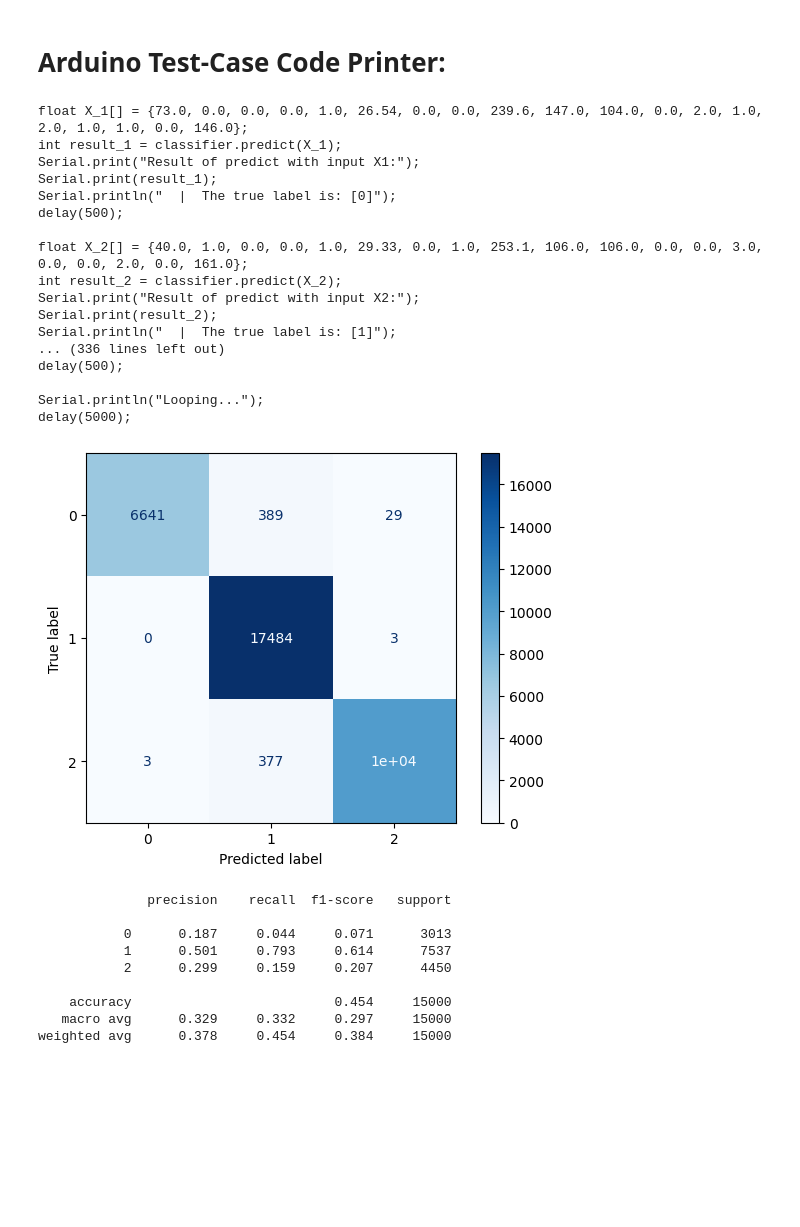
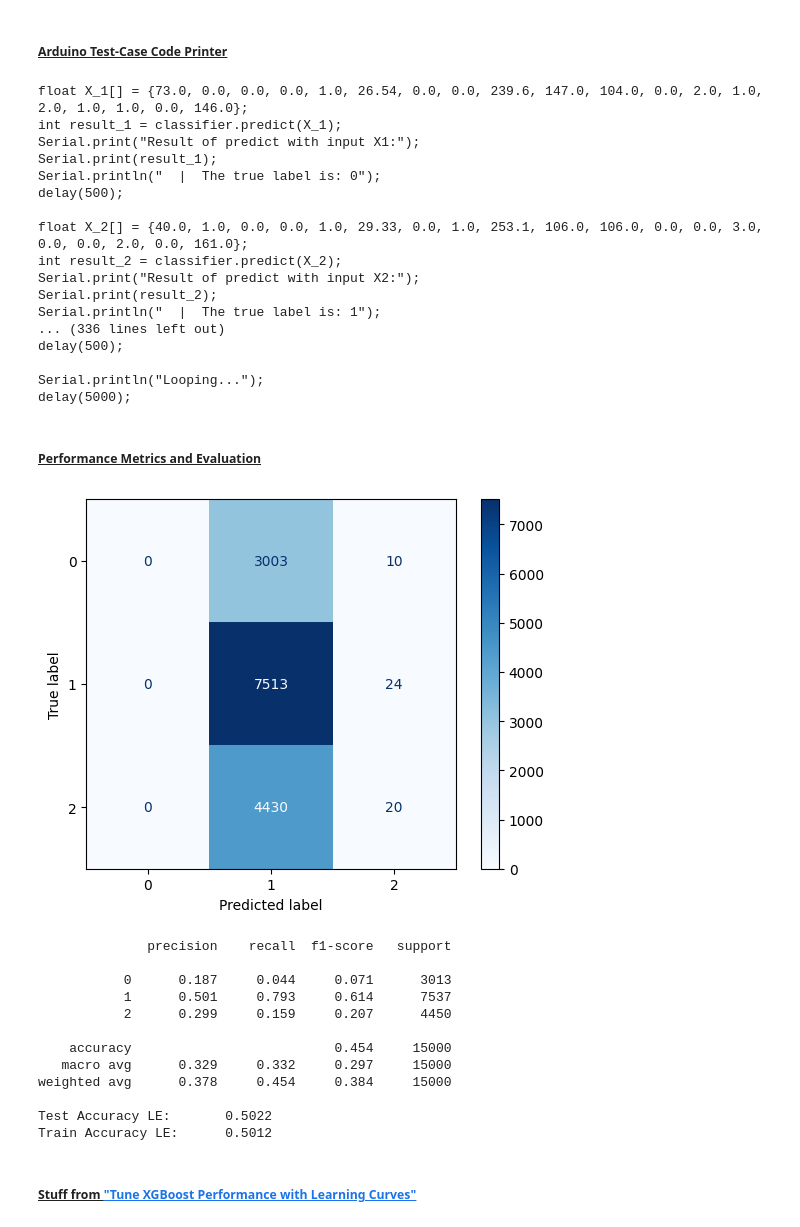
Before and after one commit to iTzOutmind/arduino-xgboost, a Jupyter notebook: heart_attack_risk_mult/xgbc_har_le.ipynb, the cells around one changed output. Drawn from its saved outputs; the diff is of its cells as text; code cells hidden in the pictures; blank space fills up the shorter version.

```diff
--- a/heart_attack_risk_mult/xgbc_har_le.ipynb
+++ b/heart_attack_risk_mult/xgbc_har_le.ipynb
@@ -49,8 +57,20 @@ f_train_he_le, f_test_he_le, l_train_he_le, l_test_he_le = train_test_split(
 pre_xgbc_le =  XGBClassifier(
     objective='multi:softmax',  # Specify the multi-class classification task
     num_class=3,                # Number of classes (Low, Moderate, High)
-    max_depth=2,                # Maximum depth of the trees
+    max_depth=3,                # Maximum depth of the trees
     learning_rate=0.1,          # Learning rate for the model
     n_estimators=5000,          # Number of boosting rounds (iterations)
     early_stopping_rounds=50,   # Early stopping to find best Iteration
 )
+
+# Fitting
+evalset = [
+    (f_train_he_le, l_train_he_le),
+    (f_test_he_le, l_test_he_le)
+]
+pre_xgbc_le.fit(
+    f_train_he_le, l_train_he_le,
+    eval_set=evalset,
+    verbose=False
+)
+bI = pre_xgbc_le.best_iteration
@@ -57,16 +79,10 @@ pre_xgbc_le =  XGBClassifier(
 # %%
-# Fitting and evaluationg
-evalset = [(f_train_he_le, l_train_he_le), (f_test_he_le, l_test_he_le)]
-pre_xgbc_le.fit(f_train_he_le, l_train_he_le, eval_set=evalset, verbose=False)
-bI = pre_xgbc_le.best_iteration
-
 xgbc_le =  XGBClassifier(
     objective='multi:softmax',  # Specify the multi-class classification task
     num_class=3,                # Number of classes (Low, Moderate, High)
-    max_depth=2,                # Maximum depth of the trees
+    max_depth=3,                # Maximum depth of the trees
     learning_rate=0.2,          # Learning rate for the model
     n_estimators=bI,          # Number of boosting rounds (iterations)
-    random_state=0              # Set random state for reproducibility
 )
 
 xgbc_le.fit(f_train_he_le, l_train_he_le)
@@ -148,7 +104,7 @@ Train Accuracy LE: 0.5
 with open('../exported_models/XGBC_har_LE.h', 'w') as file:
     file.write(port(xgbc_le))
 # %% [markdown]
-# Arduino Test-Case Code Printer:
+##### <ins>Arduino Test-Case Code Printer</ins>
 # %%
 size = 50
 
@@ -163,7 +119,7 @@ for x in range(size):
     print(f'int result_{x+1} = classifier.predict(X_{x+1});')
     print(f'Serial.print("Result of predict with input X{x+1}:");')
     print(f'Serial.print(result_{x+1});')
-    print(f'Serial.println("  |  The true label is: {l_test_he_le.values[x]}");')
+    print(f'Serial.println("  |  The true label is: {l_test_he_le.values[x][0]}");')
     print('delay(500);\n')
 
 print('Serial.println("Looping...");')
@@ -173,35 +129,45 @@ float X_1[] = {73.0, 0.0, 0.0, 0.0, 1.0, 26.54, 0.0, 0.0, 239.6, 147.0, 104.0, 0
 int result_1 = classifier.predict(X_1);
 Serial.print("Result of predict with input X1:");
 Serial.print(result_1);
-Serial.println("  |  The true label is: [0]");
+Serial.println("  |  The true label is: 0");
 delay(500);
 
 float X_2[] = {40.0, 1.0, 0.0, 0.0, 1.0, 29.33, 0.0, 1.0, 253.1, 106.0, 106.0, 0.0, 0.0, 3.0, 0.0, 0.0, 2.0, 0.0, 161.0};
 int result_2 = classifier.predict(X_2);
 Serial.print("Result of predict with input X2:");
 Serial.print(result_2);
-Serial.println("  |  The true label is: [1]");
+Serial.println("  |  The true label is: 1");
 ... (336 lines left out)
 delay(500);
 
 Serial.println("Looping...");
 delay(5000);
-# %%
-from sklearn.metrics import ConfusionMatrixDisplay
-ConfusionMatrixDisplay.from_estimator(model, f_train_he_le, l_train_he_le, cmap='Blues')
-pyplot.show()
-# %% [output]
-[figure, removed]
-# %%
-from sklearn import metrics
-print(metrics.classification_report(l_test_he_le, yhat, digits = 3))
-# %% [output]
-              precision    recall  f1-score   support
-
-           0      0.187     0.044     0.071      3013
-           1      0.501     0.793     0.614      7537
-           2      0.299     0.159     0.207      4450
-
-    accuracy                          0.454     15000
-   macro avg      0.329     0.332     0.297     15000
-weighted avg      0.378     0.454     0.384     15000
+# %% [markdown]
+##### <ins>Performance Metrics and Evaluation</ins>
+# %%
+from sklearn.metrics import ConfusionMatrixDisplay
+from sklearn import metrics
+ConfusionMatrixDisplay.from_estimator(xgbc_le, f_test_he_le, l_test_he_le, cmap='Blues')
+pyplot.show()
+print(metrics.classification_report(l_test_he_le, yhat, digits = 3))
+
+train_preds= xgbc_le.predict(f_train_he_le) # Predictions based on Training-Data
+test_preds = xgbc_le.predict(f_test_he_le)  # Predictions based on Test-Data
+print(f'Train Accuracy LE: \t{accuracy_score(l_train_he_le, train_preds)}')
+print(f'Test Accuracy LE: \t{accuracy_score(l_test_he_le, test_preds)}')
+# %% [output]
+[figure, added]
+              precision    recall  f1-score   support
+
+           0      0.187     0.044     0.071      3013
+           1      0.501     0.793     0.614      7537
+           2      0.299     0.159     0.207      4450
+
+    accuracy                          0.454     15000
+   macro avg      0.329     0.332     0.297     15000
+weighted avg      0.378     0.454     0.384     15000
+
+Test Accuracy LE:       0.5022
+Train Accuracy LE:      0.5012
+# %% [markdown]
+##### <ins>Stuff from ["Tune XGBoost Performance with Learning Curves"](https://machinelearningmastery.com/tune-xgboost-performance-with-learning-curves/)</ins>
```
Also changed, not shown: parts of 13 cells of this notebook.
